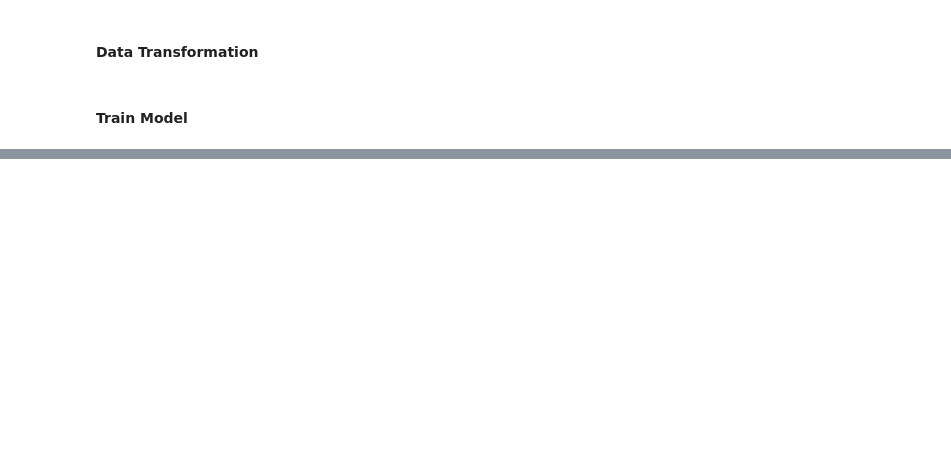
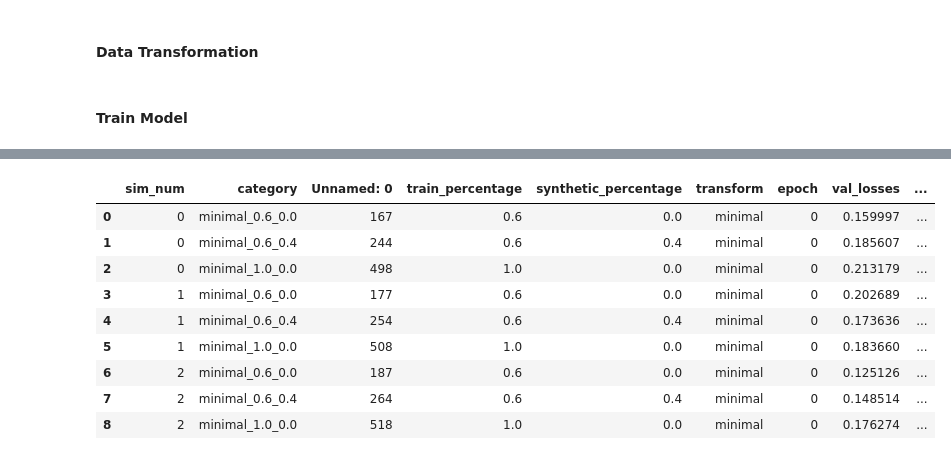
Before and after one commit to dan-kwon/MAS-thesis, a Jupyter notebook: convolutional_neural_network.ipynb, the cells around one changed output, grey strips where cells are left out. Cells and saved outputs as stored; diff of their text form; code cells hidden in the pictures; blank space fills up the shorter version.

```diff
--- a/convolutional_neural_network.ipynb
+++ b/convolutional_neural_network.ipynb
@@ -219,0 +257,13 @@ Epoch 10/10, Train Loss: 0.7769, Val Loss: 0.8293, Val Accuracy: 0.580078125
+# %%
+df_results[df_results['category'].isin([f'{transform_category}_1.0_0.0',f'{transform_category}_0.6_0.4',f'{transform_category}_0.6_0.0'])].groupby(['sim_num','category']).min().reset_index()
+# %% [output]
+|  | sim_num | category | Unnamed: 0 | train_percentage | synthetic_percentage | transform | epoch | val_losses | ... |
+| 0 | 0 | minimal_0.6_0.0 | 167 | 0.6 | 0.0 | minimal | 0 | 0.159997 | ... |
+| 1 | 0 | minimal_0.6_0.4 | 244 | 0.6 | 0.4 | minimal | 0 | 0.185607 | ... |
+| 2 | 0 | minimal_1.0_0.0 | 498 | 1.0 | 0.0 | minimal | 0 | 0.213179 | ... |
+| 3 | 1 | minimal_0.6_0.0 | 177 | 0.6 | 0.0 | minimal | 0 | 0.202689 | ... |
+| 4 | 1 | minimal_0.6_0.4 | 254 | 0.6 | 0.4 | minimal | 0 | 0.173636 | ... |
+| 5 | 1 | minimal_1.0_0.0 | 508 | 1.0 | 0.0 | minimal | 0 | 0.183660 | ... |
+| 6 | 2 | minimal_0.6_0.0 | 187 | 0.6 | 0.0 | minimal | 0 | 0.125126 | ... |
+| 7 | 2 | minimal_0.6_0.4 | 264 | 0.6 | 0.4 | minimal | 0 | 0.148514 | ... |
+| 8 | 2 | minimal_1.0_0.0 | 518 | 1.0 | 0.0 | minimal | 0 | 0.176274 | ... |
```
Also changed, not shown: parts of 7 cells of this notebook, 3 other files.
